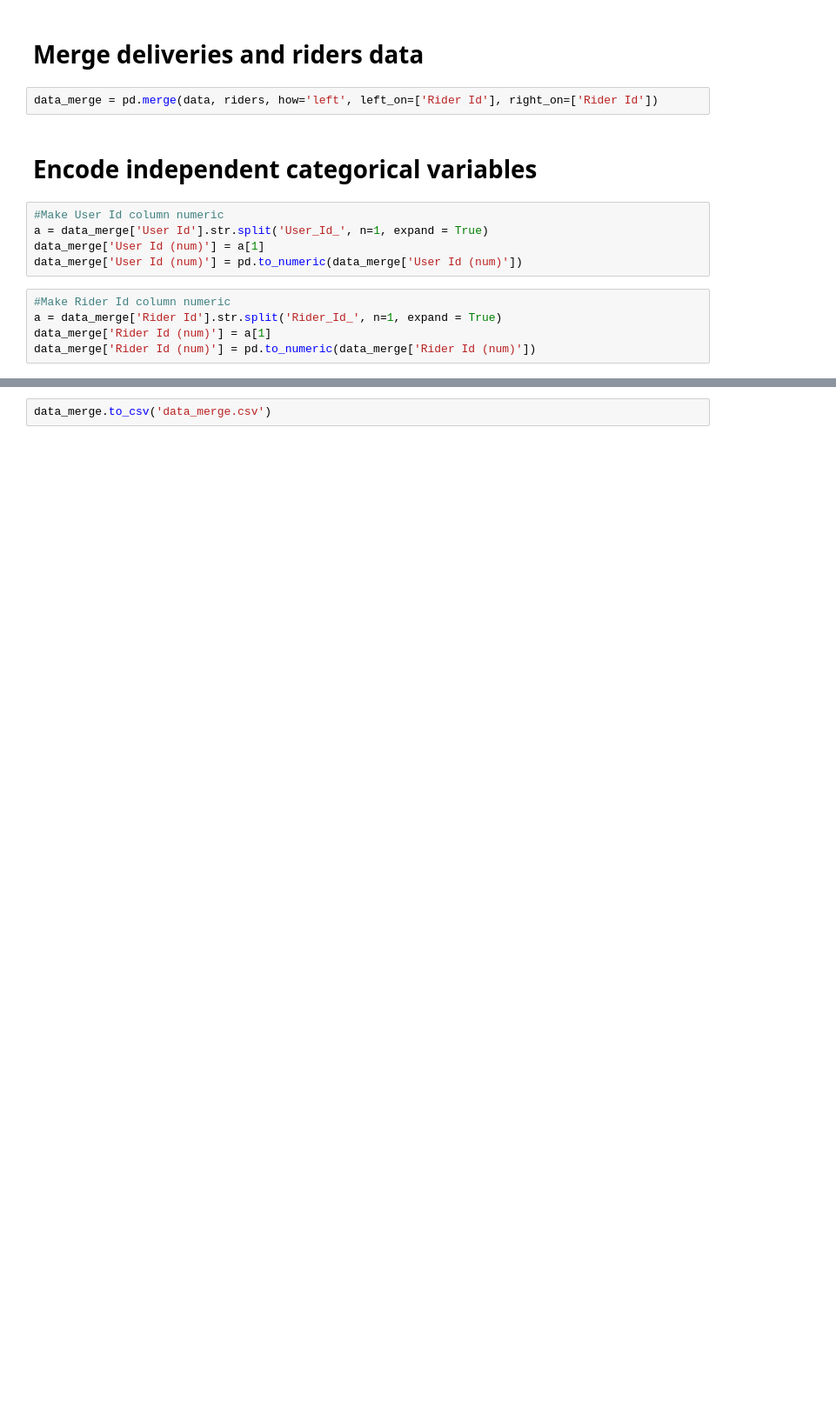
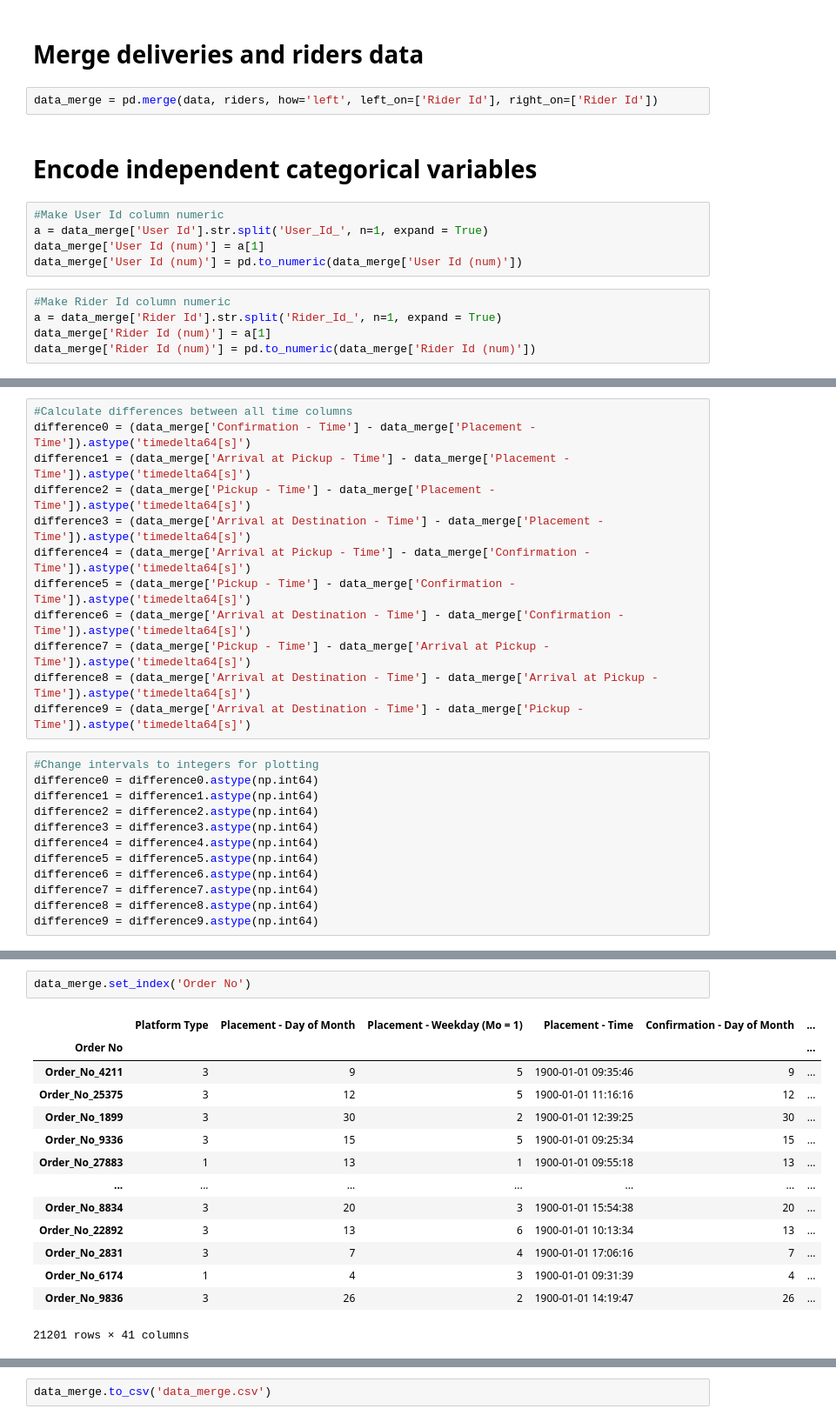
Before and after one commit to itumelengbohlale/regression_predict, a Jupyter notebook: data_preprocessing.ipynb, the cells around one changed output, grey strips where cells are left out. Shown at 87% size. Cells and saved outputs as stored; diff of their text form; blank space fills up the shorter version.

```diff
--- a/data_preprocessing.ipynb
+++ b/data_preprocessing.ipynb
@@ -48,0 +80,24 @@ data_merge.head()
+# %%
+#Calculate differences between all time columns
+difference0 = (data_merge['Confirmation - Time'] - data_merge['Placement - Time']).astype('timedelta64[s]')
+difference1 = (data_merge['Arrival at Pickup - Time'] - data_merge['Placement - Time']).astype('timedelta64[s]')
+difference2 = (data_merge['Pickup - Time'] - data_merge['Placement - Time']).astype('timedelta64[s]')
+difference3 = (data_merge['Arrival at Destination - Time'] - data_merge['Placement - Time']).astype('timedelta64[s]')
+difference4 = (data_merge['Arrival at Pickup - Time'] - data_merge['Confirmation - Time']).astype('timedelta64[s]')
+difference5 = (data_merge['Pickup - Time'] - data_merge['Confirmation - Time']).astype('timedelta64[s]')
+difference6 = (data_merge['Arrival at Destination - Time'] - data_merge['Confirmation - Time']).astype('timedelta64[s]')
+difference7 = (data_merge['Pickup - Time'] - data_merge['Arrival at Pickup - Time']).astype('timedelta64[s]')
+difference8 = (data_merge['Arrival at Destination - Time'] - data_merge['Arrival at Pickup - Time']).astype('timedelta64[s]')
+difference9 = (data_merge['Arrival at Destination - Time'] - data_merge['Pickup - Time']).astype('timedelta64[s]')
+# %%
+#Change intervals to integers for plotting
+difference0 = difference0.astype(np.int64)
+difference1 = difference1.astype(np.int64)
+difference2 = difference2.astype(np.int64)
+difference3 = difference3.astype(np.int64)
+difference4 = difference4.astype(np.int64)
+difference5 = difference5.astype(np.int64)
+difference6 = difference6.astype(np.int64)
+difference7 = difference7.astype(np.int64)
+difference8 = difference8.astype(np.int64)
+difference9 = difference9.astype(np.int64)
@@ -48,0 +116,17 @@ data_merge.head()
+# %%
+data_merge.set_index('Order No')
+# %% [output]
+|  | Platform Type | Placement - Day of Month | Placement - Weekday (Mo = 1) | Placement - Time | Confirmation - Day of Month | ... |
+| Order No |  |  |  |  |  | ... |
+| Order_No_4211 | 3 | 9 | 5 | 1900-01-01 09:35:46 | 9 | ... |
+| Order_No_25375 | 3 | 12 | 5 | 1900-01-01 11:16:16 | 12 | ... |
+| Order_No_1899 | 3 | 30 | 2 | 1900-01-01 12:39:25 | 30 | ... |
+| Order_No_9336 | 3 | 15 | 5 | 1900-01-01 09:25:34 | 15 | ... |
+| Order_No_27883 | 1 | 13 | 1 | 1900-01-01 09:55:18 | 13 | ... |
+| ... | ... | ... | ... | ... | ... | ... |
+| Order_No_8834 | 3 | 20 | 3 | 1900-01-01 15:54:38 | 20 | ... |
+| Order_No_22892 | 3 | 13 | 6 | 1900-01-01 10:13:34 | 13 | ... |
+| Order_No_2831 | 3 | 7 | 4 | 1900-01-01 17:06:16 | 7 | ... |
+| Order_No_6174 | 1 | 4 | 3 | 1900-01-01 09:31:39 | 4 | ... |
+| Order_No_9836 | 3 | 26 | 2 | 1900-01-01 14:19:47 | 26 | ... |
+21201 rows × 41 columns
```
Also changed, not shown: parts of 22 cells of this notebook, 1 other file.
